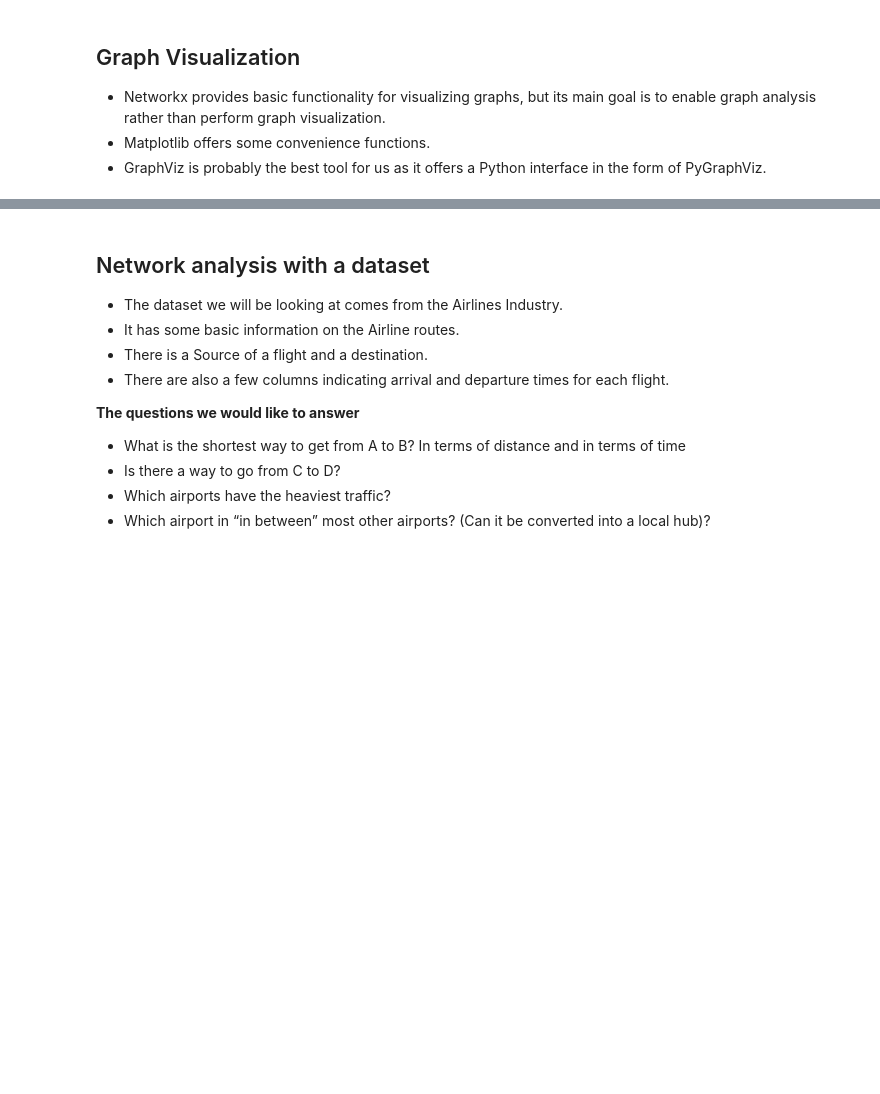
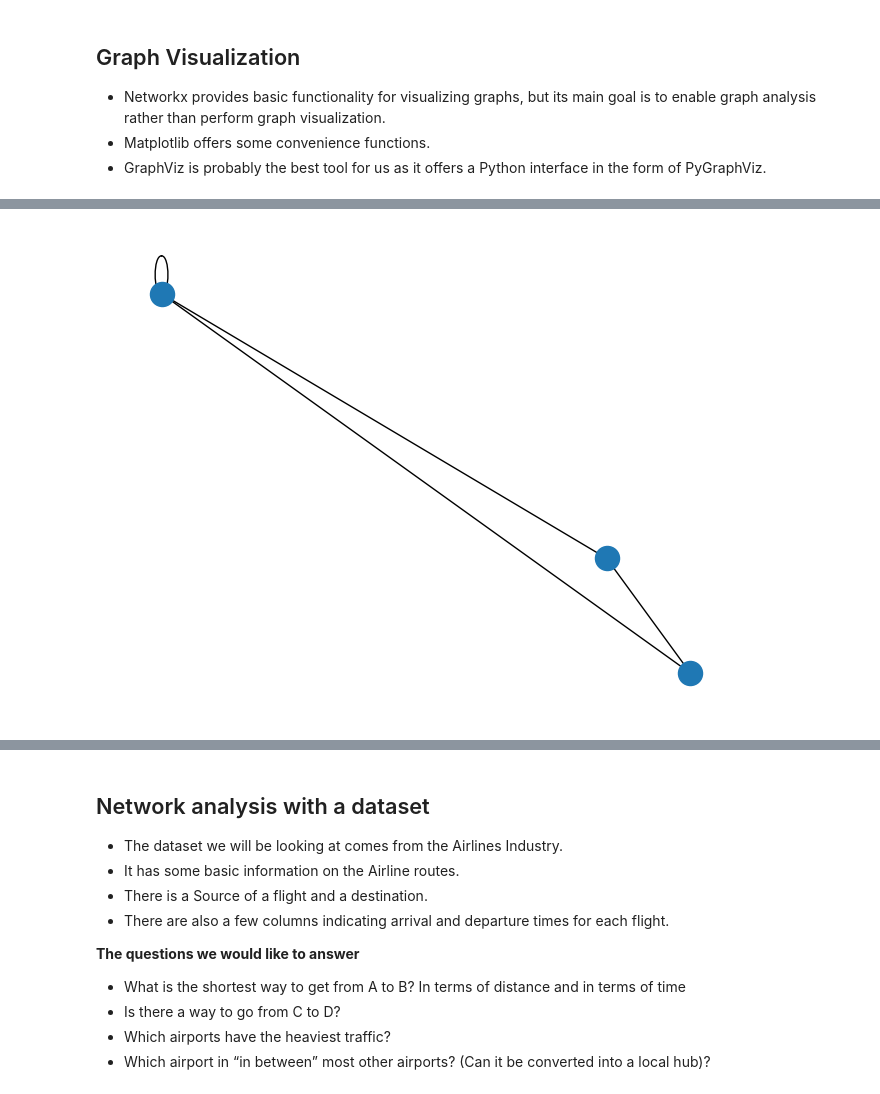
Before and after one commit to learningtechnologieslab/dbms_grad, a Jupyter notebook: neo4j/NetworkAnalysis.ipynb, the cells around one changed output, grey strips where cells are left out. Saved outputs shown, nothing was run; the diff lists cells and outputs as text; code cells hidden in the pictures; blank space fills up the shorter version.

```diff
--- a/neo4j/NetworkAnalysis.ipynb
+++ b/neo4j/NetworkAnalysis.ipynb
@@ -86,0 +93,4 @@ nx.draw_networkx(G)
+# %%
+nx.draw_random(G)
+# %% [output]
+[figure, added]
```
Also changed, not shown: parts of 11 cells of this notebook, 4 other files.
